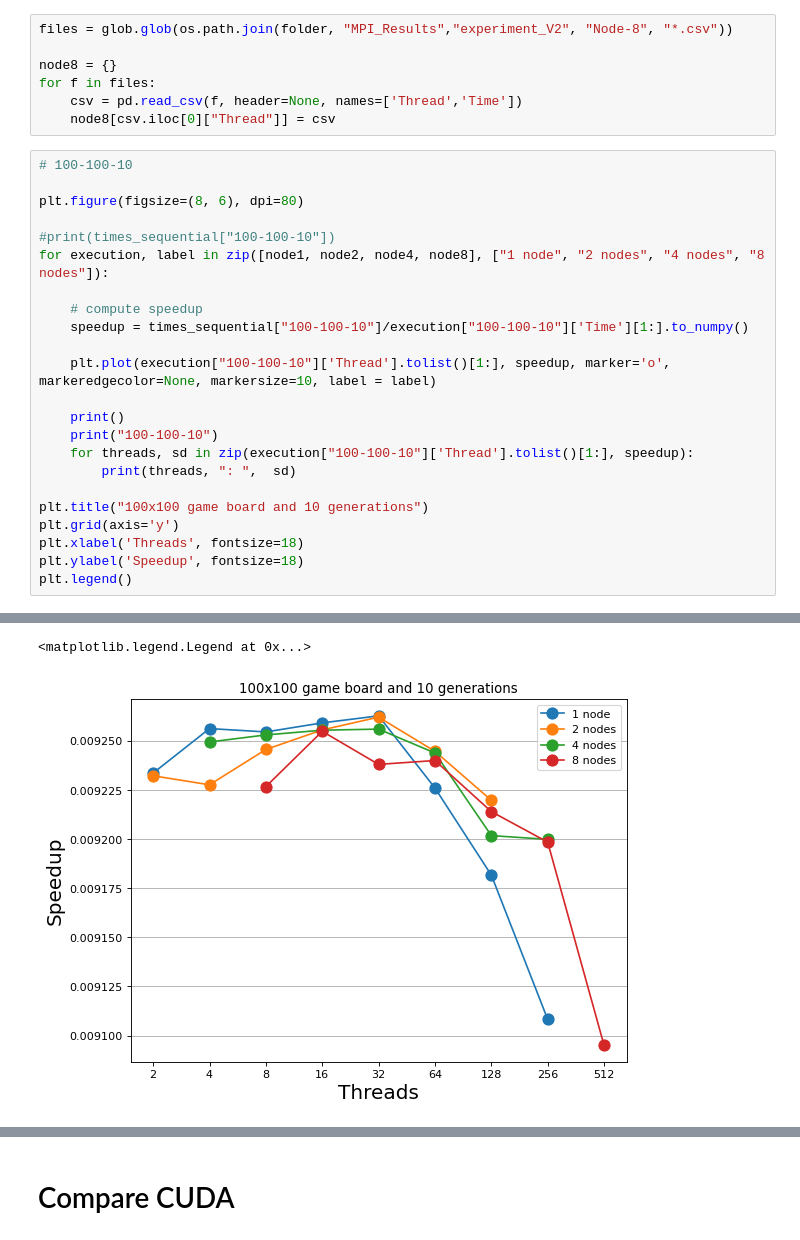
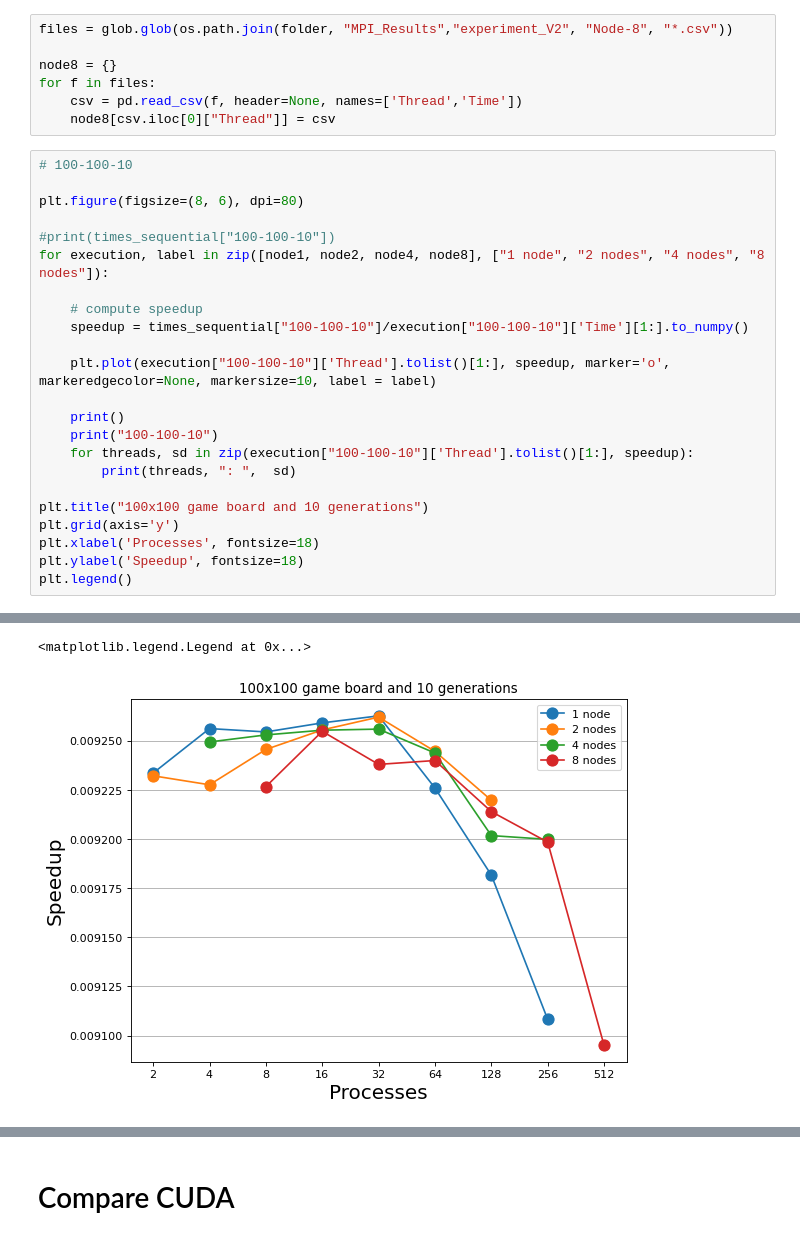
Before and after one commit to LazyRacc00n/HPC-project, a Jupyter notebook: CompareResults.ipynb, the cells around one changed output, grey strips where cells are left out. Saved outputs shown, nothing was run; the diff lists cells and outputs as text.

```diff
--- a/CompareResults.ipynb
+++ b/CompareResults.ipynb
@@ -144,35 +144,35 @@ for execution, label in zip([node1, node2, node4, node8], ["1 node", "2 nodes",
     plt.plot(execution["100-100-10"]['Thread'].tolist()[1:], speedup, marker='o', markeredgecolor=None, markersize=10, label = label)
 
     print()
     print("100-100-10")
     for threads, sd in zip(execution["100-100-10"]['Thread'].tolist()[1:], speedup):
         print(threads, ": ",  sd)
 
 plt.title("100x100 game board and 10 generations")
 plt.grid(axis='y')
-plt.xlabel('Threads', fontsize=18)
+plt.xlabel('Processes', fontsize=18)
 plt.ylabel('Speedup', fontsize=18)
 plt.legend()
 # %% [output]
 100-100-10
 2 :  0.009233736704887186
 4 :  0.009256409271474943
 8 :  0.00925470104397816
 16 :  0.009259310085337355
 32 :  0.00926289241865578
 64 :  0.009226124326686845
 128 :  0.009181757226520457
 256 :  0.00910824154732604
 
 100-100-10
 2 :  0.009232349196255712
 ... (20 lines left out)
 64 :  0.009240128301086257
 128 :  0.009214097793085777
 256 :  0.009198539734915486
 512 :  0.009095017567525175
 <matplotlib.legend.Legend at 0x...>
-[figure, old version]
+[figure, new version]
 # %%
 # 500-500-10
 
```
Also changed, not shown: parts of 7 cells of this notebook.
